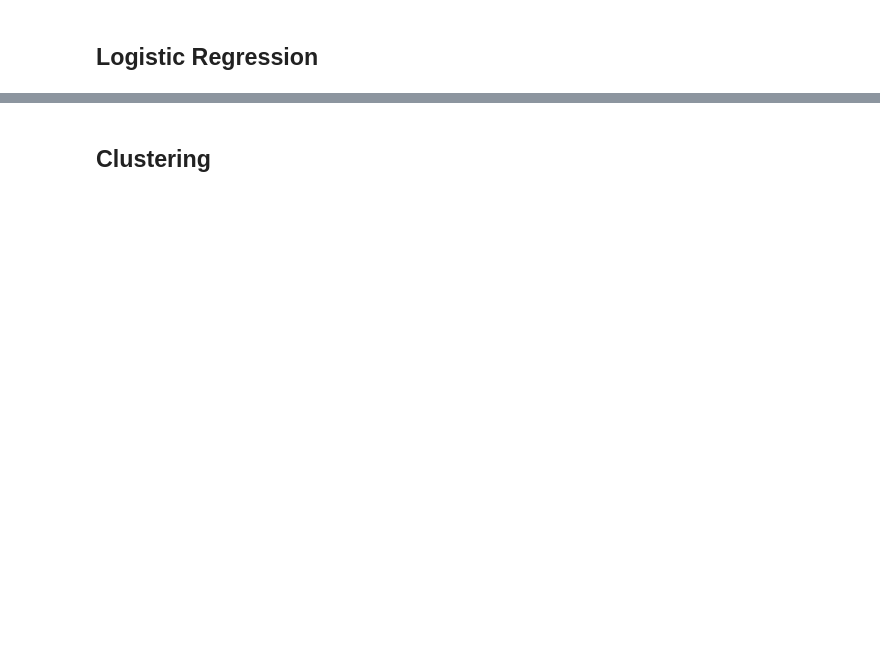
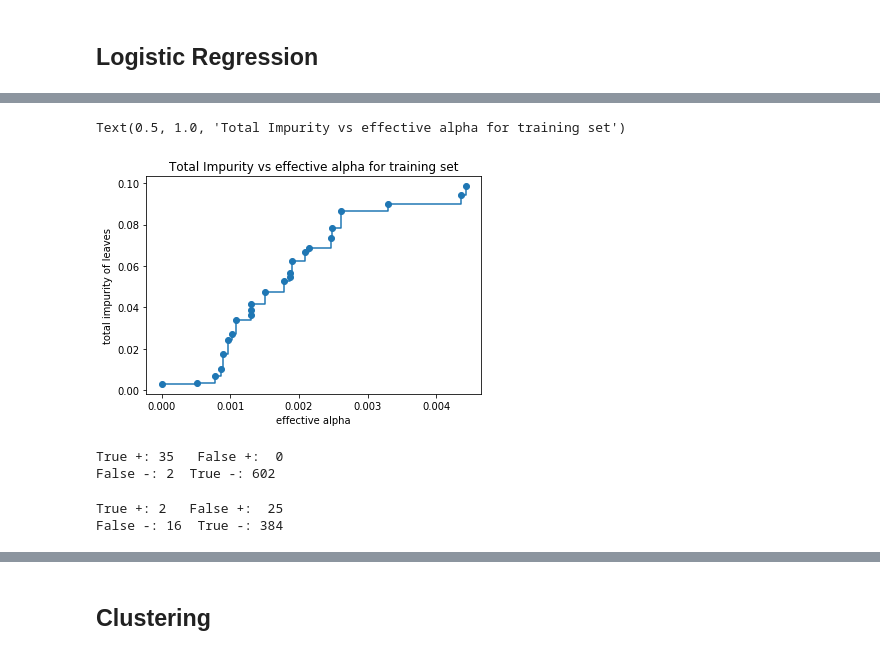
Before and after one commit to delabj/Python-For-Stats, a Jupyter notebook: Final Project/Project.ipynb, the cells around one changed output, grey strips where cells are left out. Cells and saved outputs as stored; diff of their text form; code cells hidden in the pictures; blank space fills up the shorter version.

```diff
--- a/Final Project/Project.ipynb
+++ b/Final Project/Project.ipynb
@@ -209,0 +321,63 @@ print('Root Mean Squared Error:', np.sqrt(metrics.mean_squared_error(y_test, y_p
+# %%
+#calling the model and giving a name clf_model so as to use it again;
+#random state set the seed so that output is reproducible
+clf_model = tree.DecisionTreeClassifier(random_state=0)
+clf_model
+
+clf_model.fit(X_train,y_train)
+clf_model
+
+path = clf_model.cost_complexity_pruning_path(X_train, y_train)
+ccp_alphas, impurities = path.ccp_alphas, path.impurities
+
+fig, ax = plt.subplots()
+ax.plot(ccp_alphas[:-1], impurities[:-1], marker='o', drawstyle="steps-post")
+ax.set_xlabel("effective alpha")
+ax.set_ylabel("total impurity of leaves")
+ax.set_title("Total Impurity vs effective alpha for training set")
+# %% [output]
+Text(0.5, 1.0, 'Total Impurity vs effective alpha for training set')
+[figure, added]
+# %%
+final_tree = clfs[-5]
+pred = final_tree.predict(X_train)
+
+
+
+pred_df = pd. DataFrame({"Prediction": pred, "Actual":y_train})
+pos_pred = pred_df["Prediction"] == 1
+neg_pred = pred_df["Prediction"] == 0
+pos_act = pred_df["Actual"] == 1
+neg_act = pred_df["Actual"] == 0
+
+true_pos = pred_df[pos_pred & pos_act]
+true_neg = pred_df[neg_pred & neg_act]
+false_pos = pred_df[pos_pred & neg_act]
+false_neg = pred_df[neg_pred & pos_act]
+
+print("True +:", len(true_pos.index), "  False +: ", len(false_pos.index), "\n"
+     "False -:", len(false_neg.index), " True -:", len(true_neg.index))
+# %% [output]
+True +: 35   False +:  0
+False -: 2  True -: 602
+# %%
+pred = clf_model.predict(X_test)
+
+
+
+pred_df = pd. DataFrame({"Prediction": pred, "Actual":y_test})
+pos_pred = pred_df["Prediction"] == 1
+neg_pred = pred_df["Prediction"] == 0
+pos_act = pred_df["Actual"] == 1
+neg_act = pred_df["Actual"] == 0
+
+true_pos = pred_df[pos_pred & pos_act]
+true_neg = pred_df[neg_pred & neg_act]
+false_pos = pred_df[pos_pred & neg_act]
+false_neg = pred_df[neg_pred & pos_act]
+
+print("True +:", len(true_pos.index), "  False +: ", len(false_pos.index), "\n"
+     "False -:", len(false_neg.index), " True -:", len(true_neg.index))
+# %% [output]
+True +: 2   False +:  25
+False -: 16  True -: 384
```
Also changed, not shown: parts of 29 cells of this notebook.
